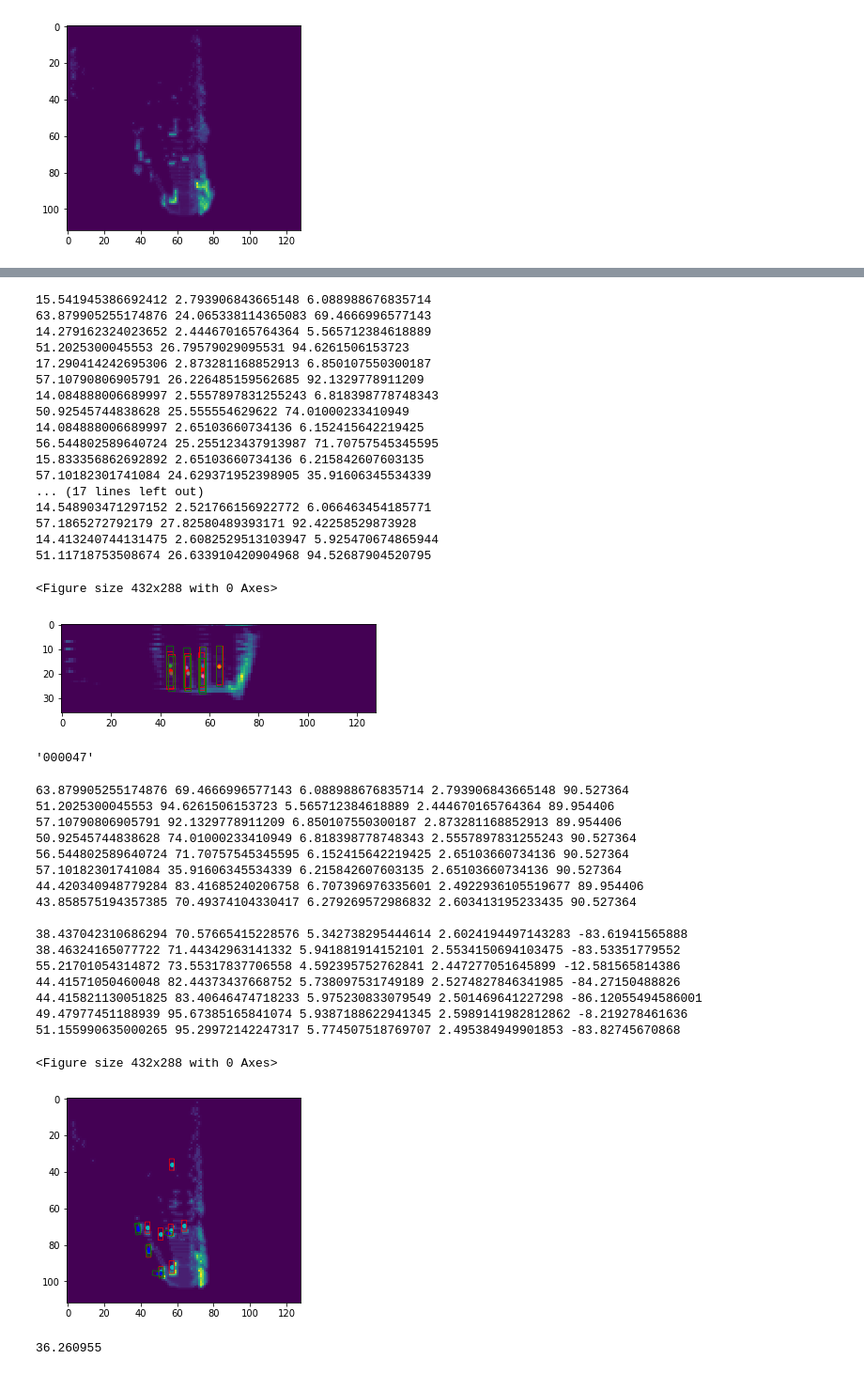
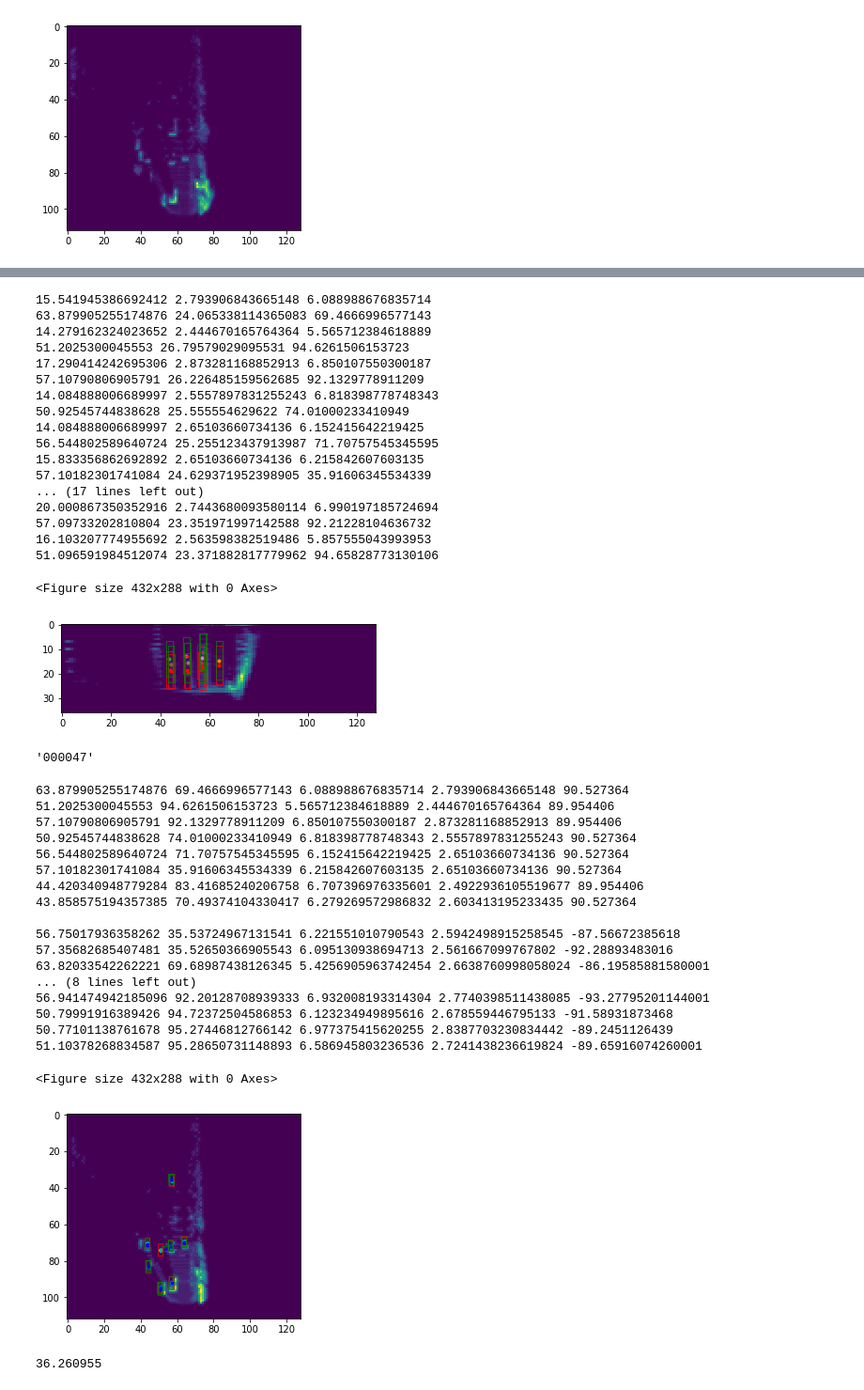
Before and after one commit to marmohamed/Multi-Modal-Fusion-For-3d-Object-Detection, a Jupyter notebook: src/Notebooks/Model Evaluation-Copy1.ipynb, the cells around one changed output, grey strips where cells are left out. Shown: that part at 94% size. Drawn from its saved outputs; the diff is of its cells as text; code cells hidden in the pictures.

```diff
--- a/src/Notebooks/Model Evaluation-Copy1.ipynb
+++ b/src/Notebooks/Model Evaluation-Copy1.ipynb
@@ -782,7 +782,7 @@ with model.graph.as_default():
   config.gpu_options.allow_growth = True
 
   with tf.Session(config=config) as sess:
-    model.saver.restore(sess, tf.train.latest_checkpoint('../training_files/tmp/'))
+    model.saver.restore(sess, tf.train.latest_checkpoint('../training_files/tmp_best2/'))
 #     model.saver.restore(sess, tf.train.latest_checkpoint('../training_files/tmp_best2/'))
 #     model.saver.restore(sess, tf.train.latest_checkpoint('../training_files_archive/training_files_wrong_angle/tmp_best2/'))
 #     model.saver.restore(sess, tf.train.latest_checkpoint('../training_files_to_resume/tmp/'))
@@ -1241,18 +1236,18 @@ plt.show()
 15.833356862692892 2.65103660734136 6.215842607603135
 57.10182301741084 24.629371952398905 35.91606345534339
 ... (17 lines left out)
-14.548903471297152 2.521766156922772 6.066463454185771
-57.1865272792179 27.82580489393171 92.42258529873928
-14.413240744131475 2.6082529513103947 5.925470674865944
-51.11718753508674 26.633910420904968 94.52687904520795
+20.000867350352916 2.7443680093580114 6.990197185724694
+57.09733202810804 23.351971997142588 92.21228104636732
+16.103207774955692 2.563598382519486 5.857555043993953
+51.096591984512074 23.371882817779962 94.65828773130106
 <Figure size 432x288 with 0 Axes>
-[figure, old version]
+[figure, new version]
 # %%
 current_file
 # %% [output]
 '000047'
 # %%
-th=0.15
+th=0.2
 # truth_value = feed_dict[model.y_true][0, :, :, :, :]
 truth_value = None
 converted_points = convert_prediction_into_real_values3(final_output[0, :, :, :, :], truth_value=truth_value, th=th)
@@ -1340,41 +1335,42 @@ for i in range(0, len(label_bev)):
     polygon = convert5Pointto8Point(y, x, w, h, -label_bev[i][6]*57.2958)
     xs = polygon[0::2]
     ys = polygon[1::2]
     l = []
     for j in range(4):
         l.append([xs[j], ys[j]])
 
 #     if i == 2:
 #         c = 'c'
 #     else:
 #         c = 'g'
 
     rect = patches.Polygon(l,linewidth=0.75,edgecolor=c,facecolor='none')
     ax.add_patch(rect)
 
 print()
 
 
 plt.show()
 # %% [output]
 63.879905255174876 69.4666996577143 6.088988676835714 2.793906843665148 90.527364
 51.2025300045553 94.6261506153723 5.565712384618889 2.444670165764364 89.954406
 57.10790806905791 92.1329778911209 6.850107550300187 2.873281168852913 89.954406
 50.92545744838628 74.01000233410949 6.818398778748343 2.5557897831255243 90.527364
 56.544802589640724 71.70757545345595 6.152415642219425 2.65103660734136 90.527364
 57.10182301741084 35.91606345534339 6.215842607603135 2.65103660734136 90.527364
 44.420340948779284 83.41685240206758 6.707396976335601 2.4922936105519677 89.954406
 43.858575194357385 70.49374104330417 6.279269572986832 2.603413195233435 90.527364
 
-38.437042310686294 70.57665415228576 5.342738295444614 2.6024194497143283 -83.61941565888
-38.46324165077722 71.44342963141332 5.941881914152101 2.5534150694103475 -83.53351779552
-55.21701054314872 73.55317837706558 4.592395752762841 2.447277051645899 -12.581565814386
-44.41571050460048 82.44373437668752 5.738097531749189 2.5274827846341985 -84.27150488826
-44.415821130051825 83.40646474718233 5.975230833079549 2.501469641227298 -86.12055494586001
-49.47977451188939 95.67385165841074 5.9387188622941345 2.5989141982812862 -8.219278461636
-51.155990635000265 95.29972142247317 5.774507518769707 2.495384949901853 -83.82745670868
+56.75017936358262 35.53724967131541 6.221551010790543 2.5942498915258545 -87.56672385618
+57.35682685407481 35.52650366905543 6.095130938694713 2.561667099767802 -92.28893483016
+63.82033542262221 69.68987438126345 5.4256905963742454 2.6638760998058024 -86.19585881580001
+... (8 lines left out)
+56.941474942185096 92.20128708939333 6.932008193314304 2.7740398511438085 -93.27795201144001
+50.79991916389426 94.72372504586853 6.123234949895616 2.678559446795133 -91.58931873468
+50.77101138761678 95.27446812766142 6.977375415620255 2.8387703230834442 -89.2451126439
+51.10378268834587 95.28650731148893 6.586945803236536 2.7241438236619824 -89.65916074260001
 <Figure size 432x288 with 0 Axes>
-[figure, old version]
+[figure, new version]
 # %%
 current_file
 # %%
```
Also changed, not shown: parts of 7 cells of this notebook, 1 other file.
